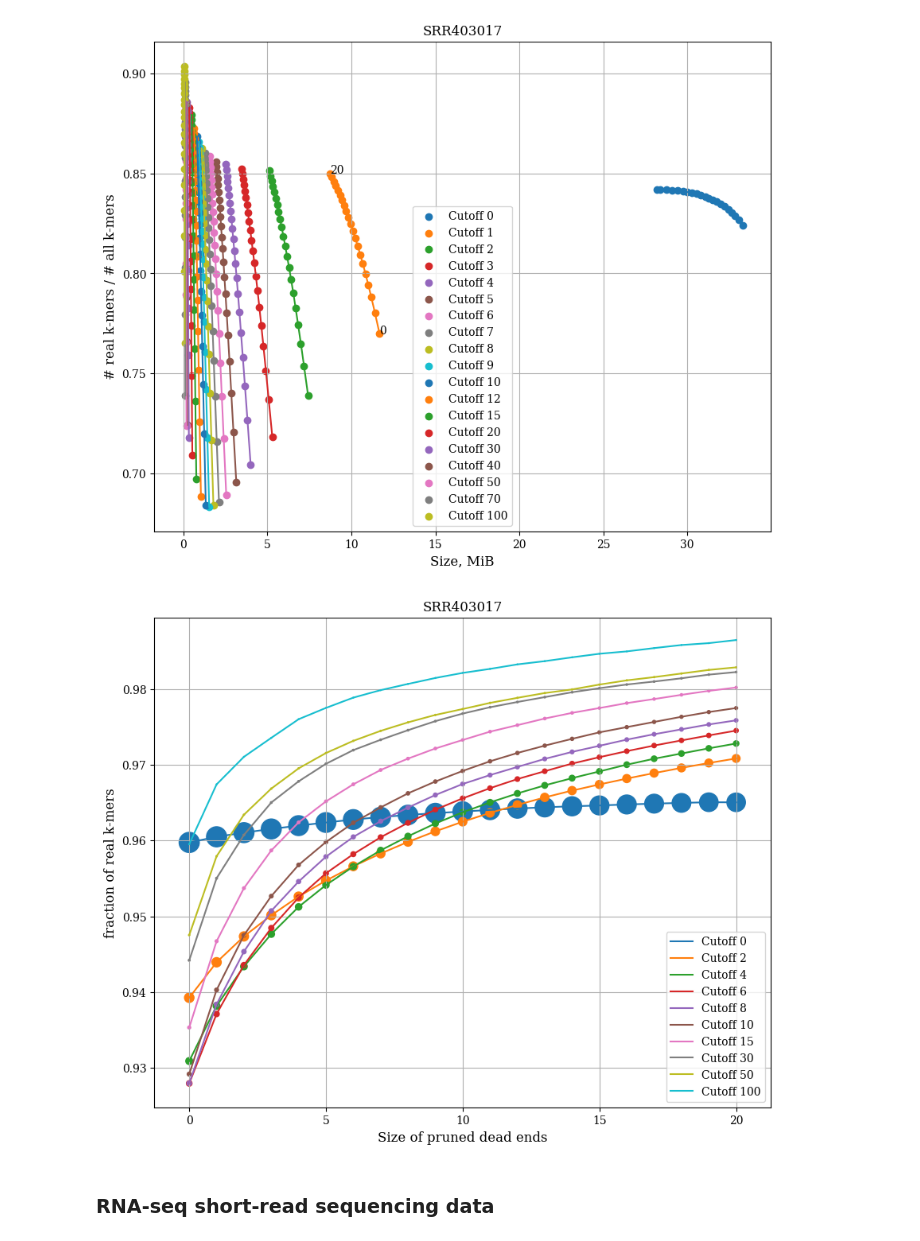
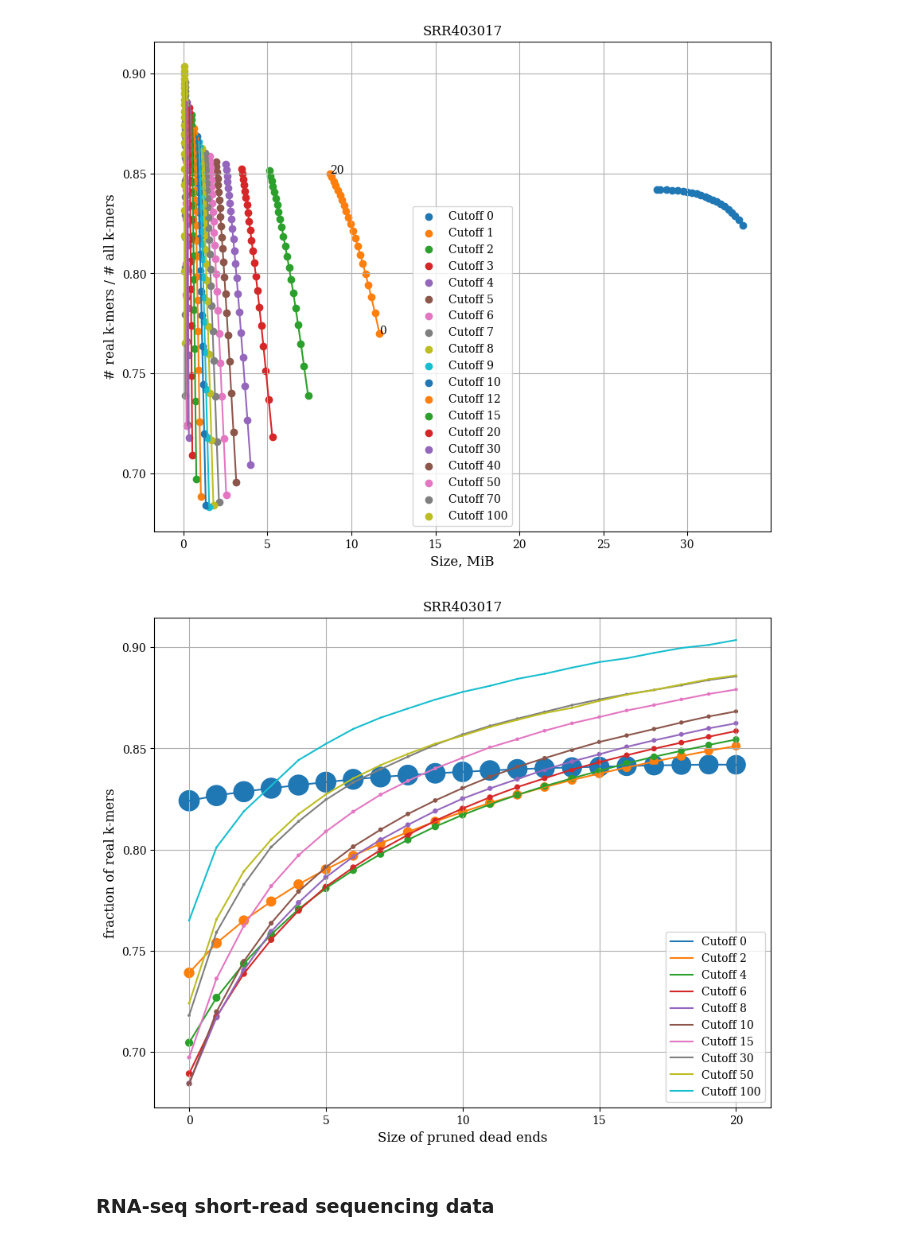
Before and after one commit to ratschlab/metagraph, a Jupyter notebook: projects/kingsford/analysis.ipynb, the cells around one changed output. Cells and saved outputs as stored; diff of their text form; code cells hidden in the pictures.

Commit message:
figure fix

```diff
--- a/projects/kingsford/analysis.ipynb
+++ b/projects/kingsford/analysis.ipynb
@@ -189,27 +190,27 @@ plt.show()
 # %%
 plt.figure(figsize=(10,8))
 for i in range(num_plots)[::2]:
     cutoff = cutoff_ar[i]
     mask = (cutoffs == cutoff)
     indexes = np.argsort(dead_end_params[mask])
     plt.plot(dead_end_params[mask],
-                real_kmers[mask] / (dummy_sink_nodes[mask] + dummy_sink_nodes[mask] + real_kmers[mask]),
+                real_kmers[mask] / (dummy_sink_nodes[mask] + dummy_source_nodes[mask] + real_kmers[mask]),
                 '-',
                 label='Cutoff {}'.format(cutoff))
     plt.scatter(dead_end_params[mask],
-                real_kmers[mask] / (dummy_sink_nodes[mask] + dummy_sink_nodes[mask] + real_kmers[mask]),
+                real_kmers[mask] / (dummy_sink_nodes[mask] + dummy_source_nodes[mask] + real_kmers[mask]),
                 sizes[mask] * 10)
 
 plt.title('SRR403017')
 #plt.yscale('log')
 #plt.xscale('log')
 plt.xlabel('Size of pruned dead ends')
 plt.ylabel('fraction of real k-mers')
 plt.grid()
 plt.legend(loc='best')
 plt.show()
 # %% [output]
-[figure, old version]
+[figure, new version]
 # %% [markdown]
 ### RNA-seq short-read sequencing data
 # %%
```
Also changed, not shown: parts of 2 cells of this notebook.
